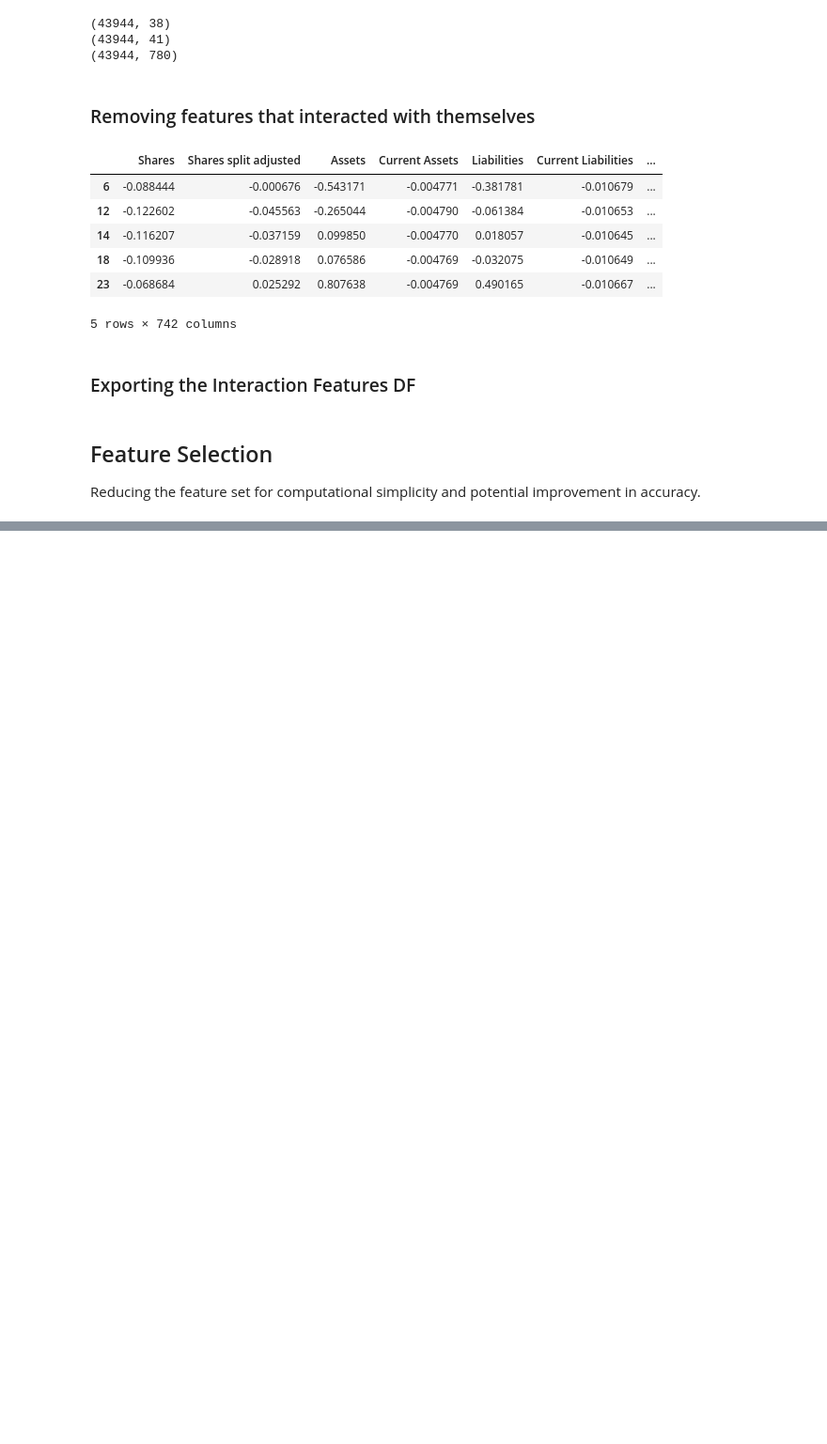
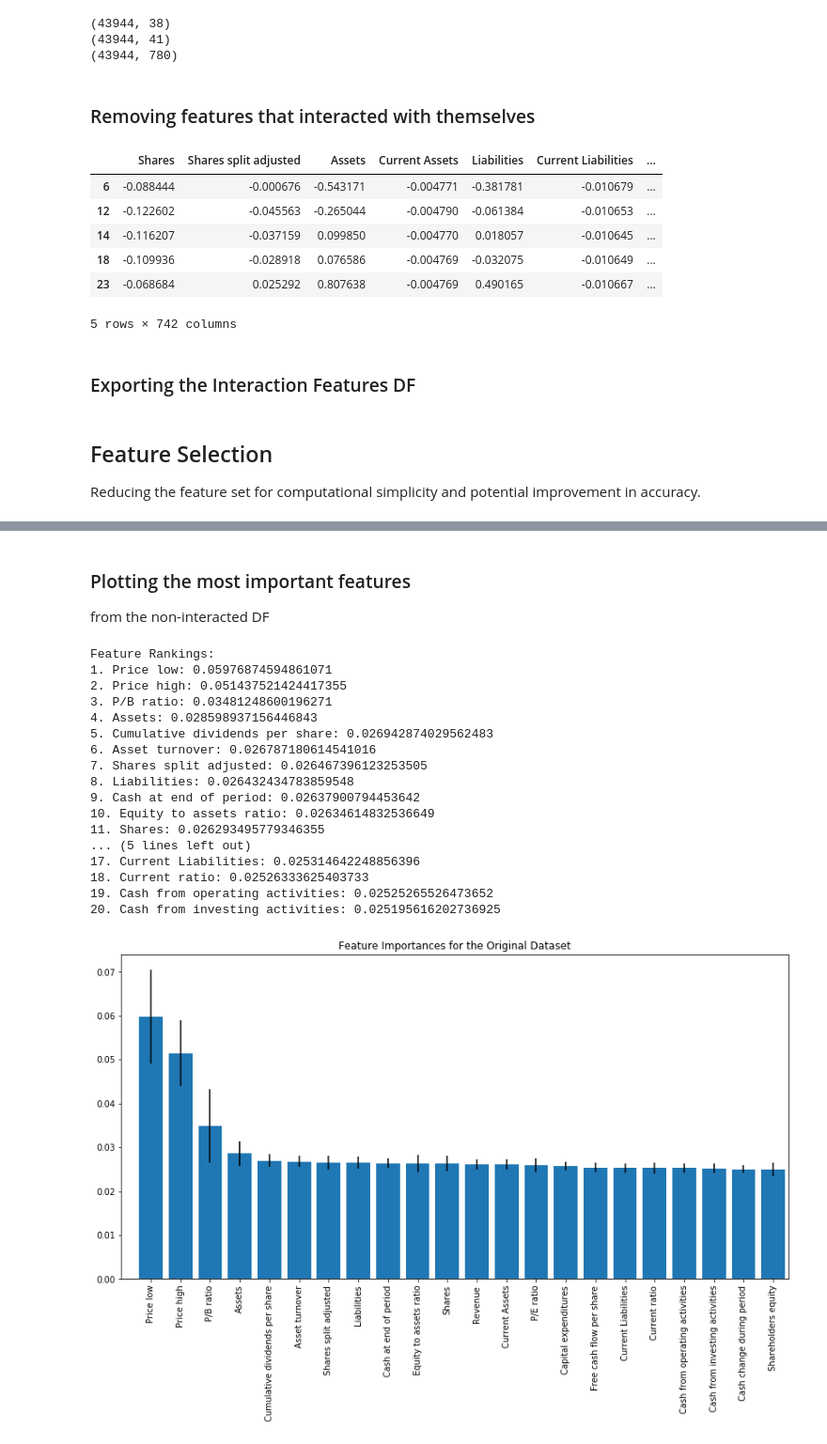
Before and after one commit to marcosan93/Stock-Analyzer, a Jupyter notebook: Classification/Exploring_Data.ipynb, the cells around one changed output, grey strips where cells are left out. Shown at 94% size. Saved outputs shown, nothing was run; the diff lists cells and outputs as text; code cells hidden in the pictures; blank space fills up the shorter version.

```diff
--- a/Classification/Exploring_Data.ipynb
+++ b/Classification/Exploring_Data.ipynb
@@ -330,0 +387,9 @@ len(fltr.get_support())
+# %%
+forest = ExtraTreesClassifier(n_estimators=100)
+
+# Dropping the necessary columns as well as any columns
+X = final_df.drop(['Price', 'Future % Return', 'Decision'], 1)
+y = final_df.Decision
+
+# Fitting the classifier
+%timeit forest.fit(X, y)
@@ -330,0 +398,45 @@ len(fltr.get_support())
+# %%
+# Determining the important features
+importances = forest.feature_importances_
+
+# The standard deviation among the trees for the important features
+std = np.std([i.feature_importances_ for i in forest.estimators_], axis=0)
+
+# Indexing and sorting the important features
+indices = np.argsort(importances)[::-1]
+# %% [markdown]
+### Plotting the most important features
+from the non-interacted DF
+# %%
+print("Feature Rankings:")
+
+for i in range(20):
+    print(f"{i+1}. {X.columns[indices[i]]}: {importances[indices[i]]}")
+
+plt.figure(figsize=(14,7))
+
+plt.title("Feature Importances for the Original Dataset")
+plt.bar(range(X.shape[1]), importances[indices], yerr=std[indices], align='center')
+
+plt.xticks(range(X.shape[1]), X.columns[indices], rotation=90)
+plt.xlim([-1, 21.5])
+plt.show()
+# %% [output]
+Feature Rankings:
+1. Price low: 0.05976874594861071
+2. Price high: 0.051437521424417355
+3. P/B ratio: 0.03481248600196271
+4. Assets: 0.028598937156446843
+5. Cumulative dividends per share: 0.026942874029562483
+6. Asset turnover: 0.026787180614541016
+7. Shares split adjusted: 0.026467396123253505
+8. Liabilities: 0.026432434783859548
+9. Cash at end of period: 0.02637900794453642
+10. Equity to assets ratio: 0.02634614832536649
+11. Shares: 0.026293495779346355
+... (5 lines left out)
+17. Current Liabilities: 0.025314642248856396
+18. Current ratio: 0.02526333625403733
+19. Cash from operating activities: 0.02525265526473652
+20. Cash from investing activities: 0.025195616202736925
+[figure, added]
```
Also changed, not shown: parts of 21 cells of this notebook, 12 other files.
